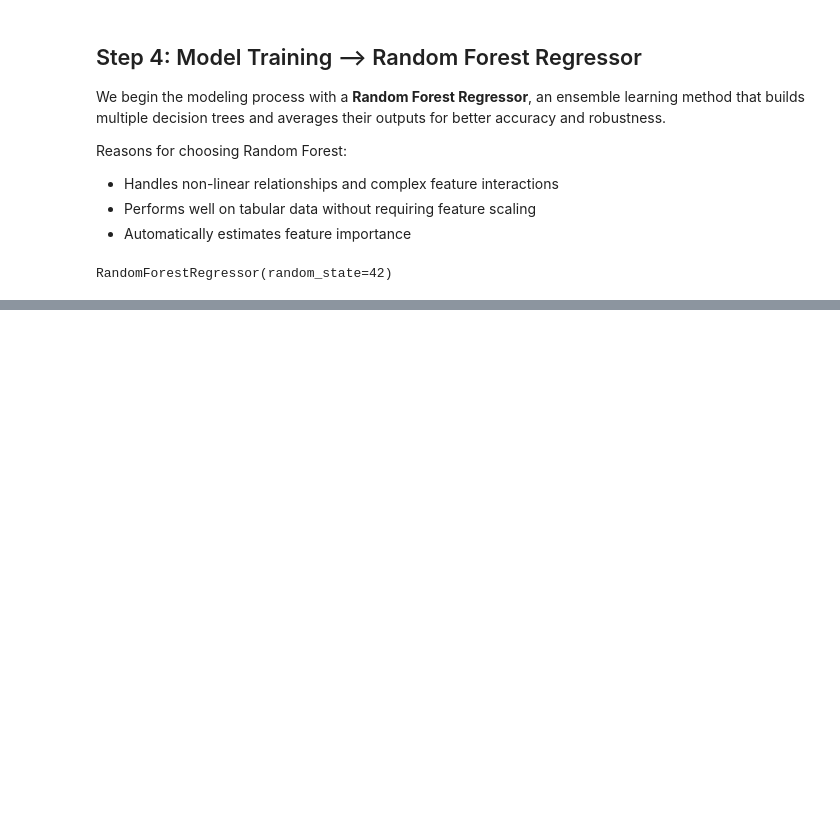
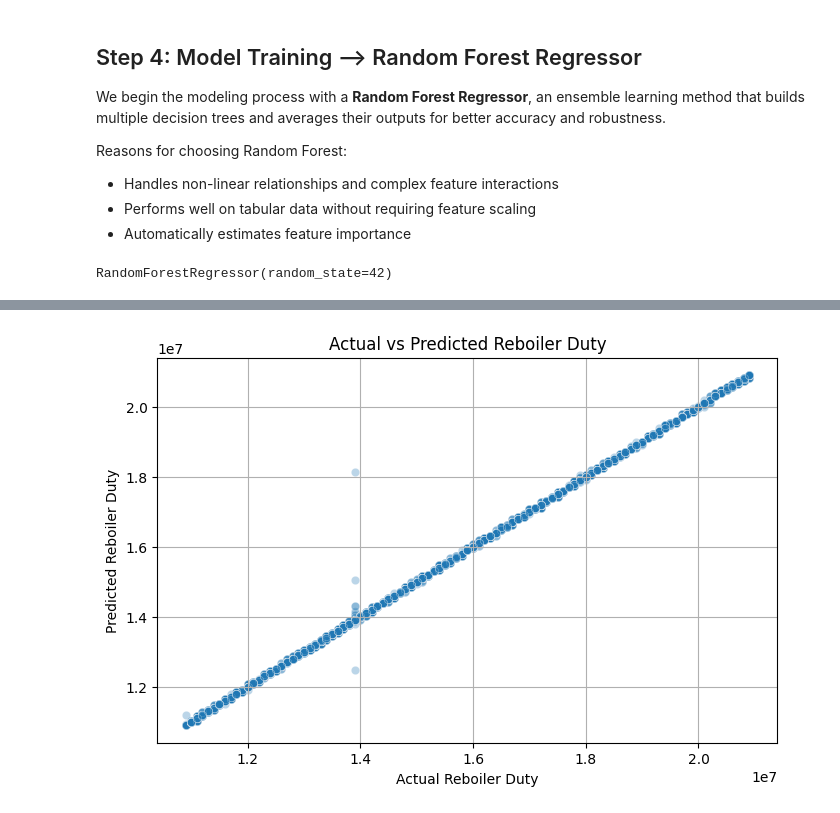
Before and after one commit to Veraeze/AmineRegeneration, a Jupyter notebook: ReboilerDuty.ipynb, the cells around one changed output, grey strips where cells are left out. Cells and saved outputs as stored; diff of their text form; code cells hidden in the pictures; blank space fills up the shorter version.

```diff
--- a/ReboilerDuty.ipynb
+++ b/ReboilerDuty.ipynb
@@ -306,0 +315,4 @@ RandomForestRegressor(random_state=42)
+# %%
+# Predict on the test set
+
+y_pred = rf_model.predict(X_test)
@@ -306,0 +349,12 @@ RandomForestRegressor(random_state=42)
+# %%
+# Scatter plot to visually compare actual vs predicted values
+
+plt.figure(figsize=(8, 5))
+sns.scatterplot(x=y_test, y=y_pred, alpha=0.3)
+plt.xlabel('Actual Reboiler Duty')
+plt.ylabel('Predicted Reboiler Duty')
+plt.title('Actual vs Predicted Reboiler Duty')
+plt.grid(True)
+plt.show()
+# %% [output]
+[figure, added]
```
Also changed, not shown: parts of 12 cells of this notebook.
